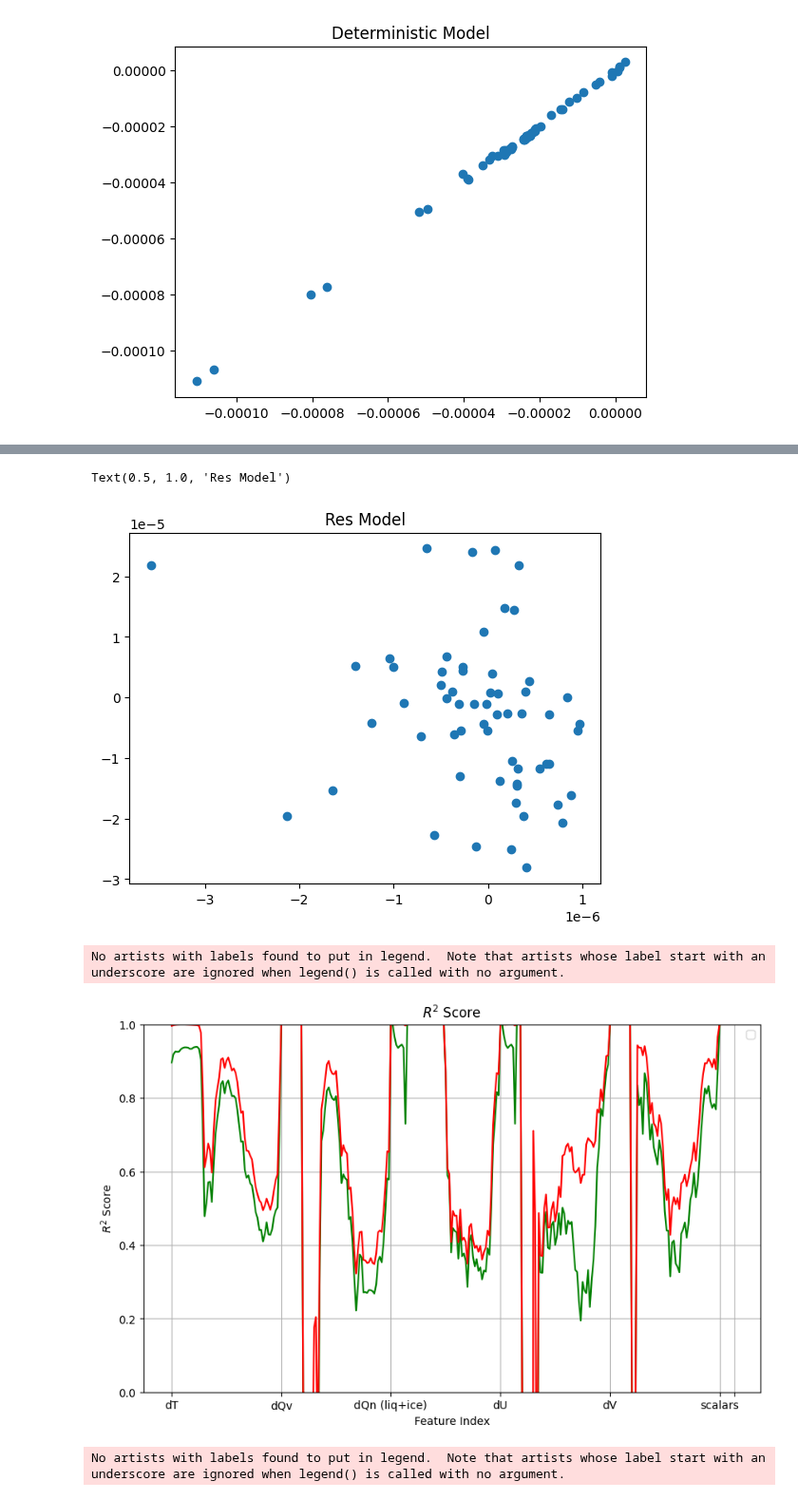
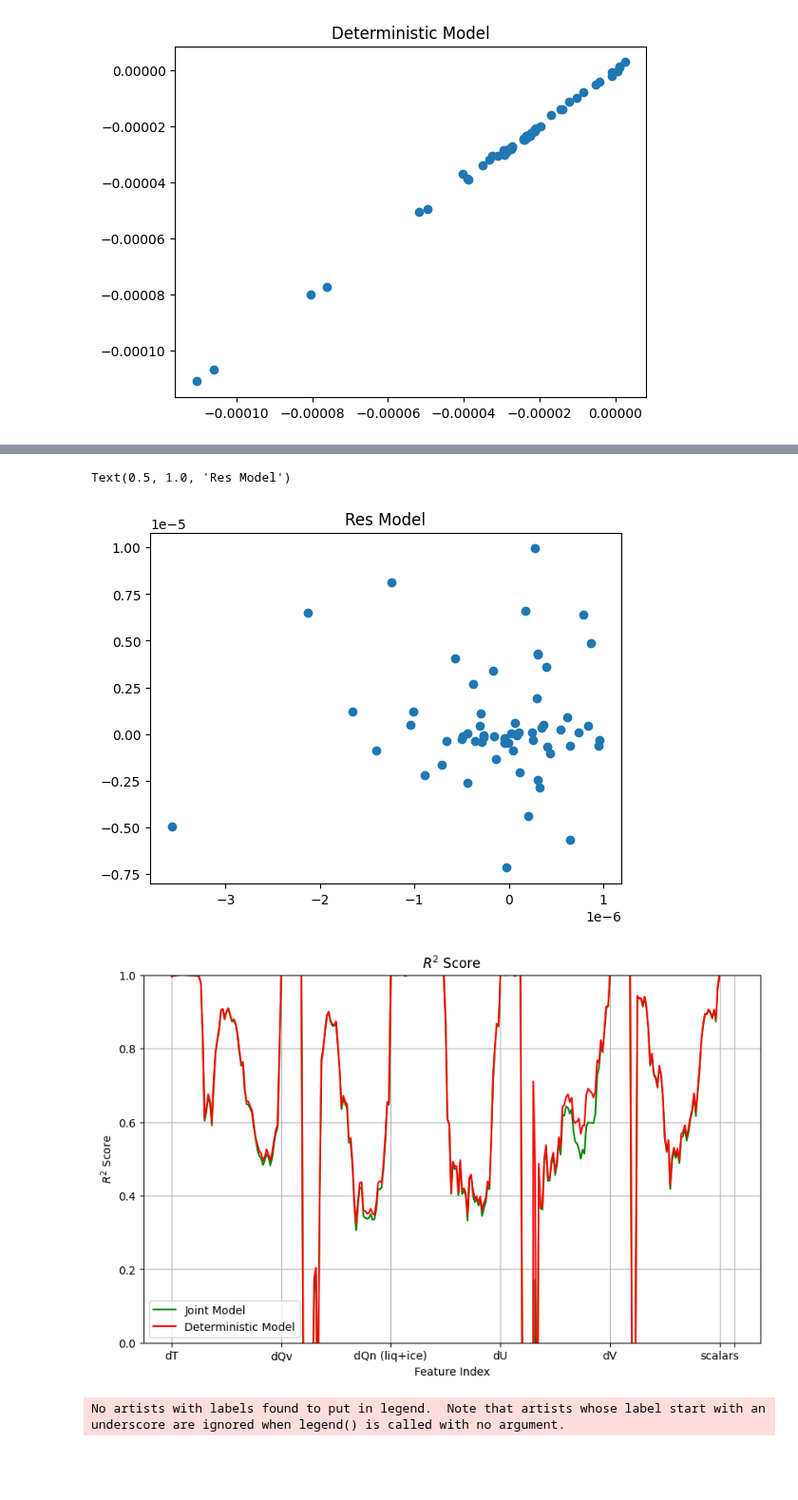
Before and after one commit to katherinefrields/climsim-kaggle-edition, a Jupyter notebook: evaluation/offline/joint_inference.ipynb, the cells around one changed output, grey strips where cells are left out. Shown at 95% size. Drawn from its saved outputs; the diff is of its cells as text; code cells hidden in the pictures; blank space fills up the shorter version.

```diff
--- a/evaluation/offline/joint_inference.ipynb
+++ b/evaluation/offline/joint_inference.ipynb
@@ -28,6 +28,7 @@ def edm_sampler(
     #sigma_max = min(sigma_max, net.sigma_max)
 
     # Time step discretization.
+
 
 
     condition_input.to(device)
@@ -49,13 +50,16 @@ def edm_sampler(
         x_hat = x_hat.to(device)
         t_hat = t_hat.to(device)
         # Euler step.
-        denoised = net(x_hat, t_hat, condition=condition_input).to(torch.float64)
+        denoised, weight = net(x_hat, t_hat, condition=condition_input)
+        denoised.to(torch.float64)
+
         d_cur = (x_hat - denoised) / t_hat
         x_next = x_hat + (t_next - t_hat) * d_cur
 
         # Apply 2nd order correction.
         if i < num_steps - 1:
-            denoised = net(x_next, t_next, condition=condition_input).to(torch.float64)
+            denoised, weight = net(x_next, t_next, condition=condition_input)
+            denoised.to(torch.float64)
             d_prime = (x_next - denoised) / t_next
             x_next = x_hat + (t_next - t_hat) * (0.5 * d_cur + 0.5 * d_prime)
 
@@ -159,6 +163,18 @@ input_min = xr.open_dataset('../../preprocessing/normalizations/inputs/' + input
 output_scale = xr.open_dataset('../../preprocessing/normalizations/outputs/' + output_scale_v2_rh_mc_file)
 lbd_qn = np.loadtxt('../../preprocessing/normalizations/inputs/' + lbd_qn_file, delimiter = ',')
 
+res_std = torch.load('/global/homes/k/kfrields/climsim-kaggle-edition/baseline_models/unet/training_default/res_std.pt').to(device)
+res_std = res_std.to(torch.float32)
+
+res_mean = torch.load('/global/homes/k/kfrields/climsim-kaggle-edition/baseline_models/unet/training_default/res_mean.pt').to(device)
+res_mean = res_mean.to(torch.float32)
+
+preds_std = torch.load('/global/homes/k/kfrields/climsim-kaggle-edition/baseline_models/unet/training_default/preds_std.pt').to(device)
+preds_std = preds_std.to(torch.float32)
+
+preds_mean = torch.load('/global/homes/k/kfrields/climsim-kaggle-edition/baseline_models/unet/training_default/preds_mean.pt').to(device)
+preds_mean = preds_mean.to(torch.float32)
+
 data = data_utils(grid_info = grid_info,
                   input_mean = input_mean,
                   input_max = input_max,
@@ -222,7 +238,12 @@ def inference_joint_model(data, deterministic_model_path, res_model_path, actual
 
             latents = torch.randn(batch_size,308)*.5
             latents = latents.to(device)
-            res_pred = edm_sampler(diff_model, latents, condition_input = batch_pred, device = device) #maybe have to remove the last 4 meaningless levels??
+
+            condition_input = (batch_pred - preds_mean)/((preds_std + 1e-8) * 0.5)
+
+            normalized_res_pred = edm_sampler(diff_model, latents, condition_input = batch_pred, device = device) #maybe have to remove the last 4 meaningless levels??
+
+            res_pred = normalized_res_pred*((res_std+ 1e-8) * 0.5) + res_mean
 
             joint_pred = batch_pred + res_pred
 
@@ -407,7 +603,7 @@ plt.scatter(target_flattened, preds_flattened)
 plt.title('Res Model')
 # %% [output]
 Text(0.5, 1.0, 'Res Model')
-[figure, old version]
+[figure, new version]
 # %%
 #========Deterministic + Residual Model Prediciton=============
 
@@ -435,22 +631,21 @@ det_zonal_moistening_r2 = data.zonal_bin_weight_3d(get_coeff(actual_target[:num_
 # %%
 plt.figure(figsize=(10, 6))
 
-plt.plot(np.arange(data.target_feature_len), joint_r2_scores, color = 'green')
-plt.plot(np.arange(data.target_feature_len), det_r2_scores, color = 'red')
+plt.plot(np.arange(data.target_feature_len), joint_r2_scores, color = 'green', label='Joint Model')
+plt.plot(np.arange(data.target_feature_len), det_r2_scores, color = 'red', label='Deterministic Model')
 
 plt.legend()
 plt.xlabel('Feature Index')
 plt.ylabel(r'$R^2$ Score')
 plt.title(r'$R^2$ Score')
 
 feature_indices = [0, 60, 120, 180, 240, 300, 308]
 feature_labels = ['dT', 'dQv', 'dQn (liq+ice)', 'dU', 'dV', 'scalars', '']
 plt.xticks(ticks=feature_indices, labels=feature_labels)
 plt.ylim(0, 1)
 plt.grid(True)
 # %% [output]
-No artists with labels found to put in legend.  Note that artists whose label start with an underscore are ignored when legend() is called with no argument.
-[figure, old version]
+[figure, new version]
 # %%
 #========Deterministic Model Prediciton=============
 
```
Also changed, not shown: parts of 2 cells of this notebook.
